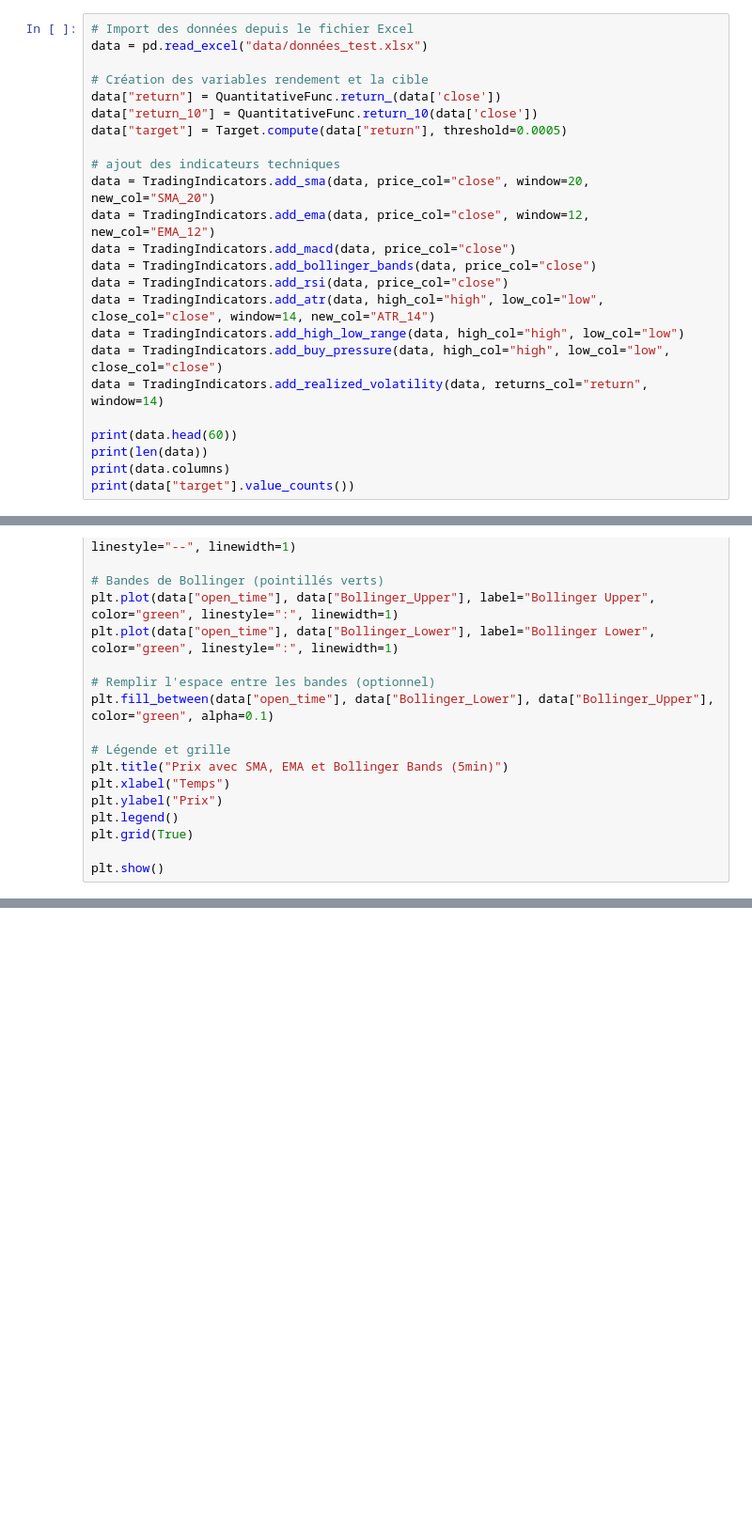
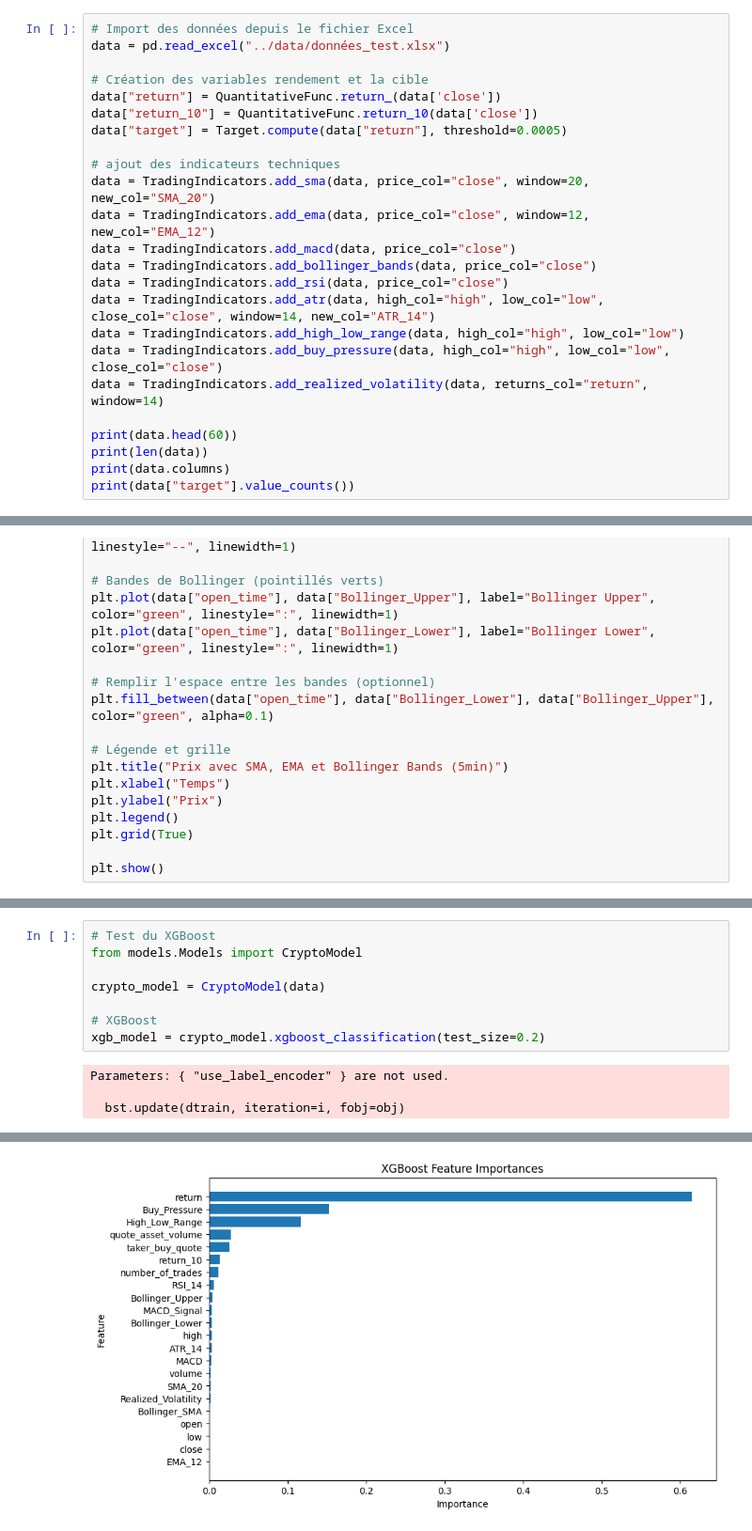
Before and after one commit to nphalier29/bitcoin-price-movement-intraday-prediction, a Jupyter notebook: src/main_test.ipynb, the cells around one changed output, grey strips where cells are left out. Shown at 94% size. Drawn from its saved outputs; the diff is of its cells as text; blank space fills up the shorter version.

Commit message:
models

```diff
--- a/src/main_test.ipynb
+++ b/src/main_test.ipynb
@@ -19,6 +19,6 @@ data.to_excel("data/données_test.xlsx", index=False)
 # %%
 # Import des données depuis le fichier Excel
-data = pd.read_excel("data/données_test.xlsx")
+data = pd.read_excel("../data/données_test.xlsx")
 
 # Création des variables rendement et la cible
 data["return"] = QuantitativeFunc.return_(data['close'])
@@ -69,0 +99,12 @@ plt.show()
+# %%
+# Test du XGBoost
+from models.Models import CryptoModel
+
+crypto_model = CryptoModel(data)
+
+# XGBoost
+xgb_model = crypto_model.xgboost_classification(test_size=0.2)
+# %% [output]
+Parameters: { "use_label_encoder" } are not used.
+
+  bst.update(dtrain, iteration=i, fobj=obj)
@@ -69,0 +128 @@ plt.show()
+[figure, added]
```
Also changed, not shown: parts of 4 cells of this notebook, 3 other files.
